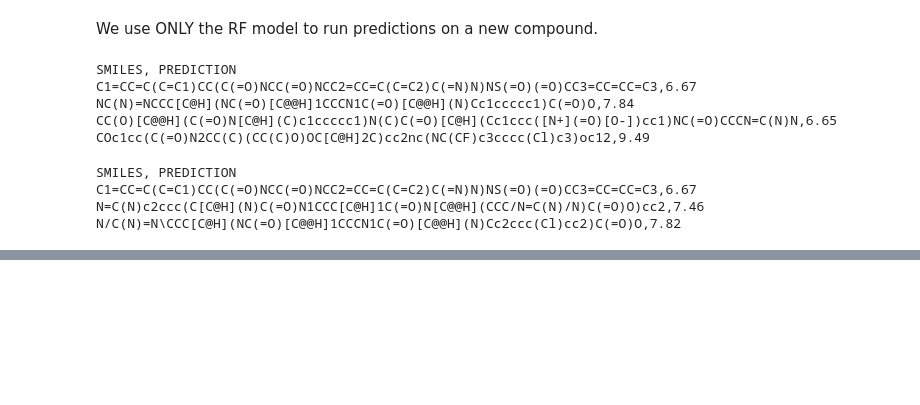
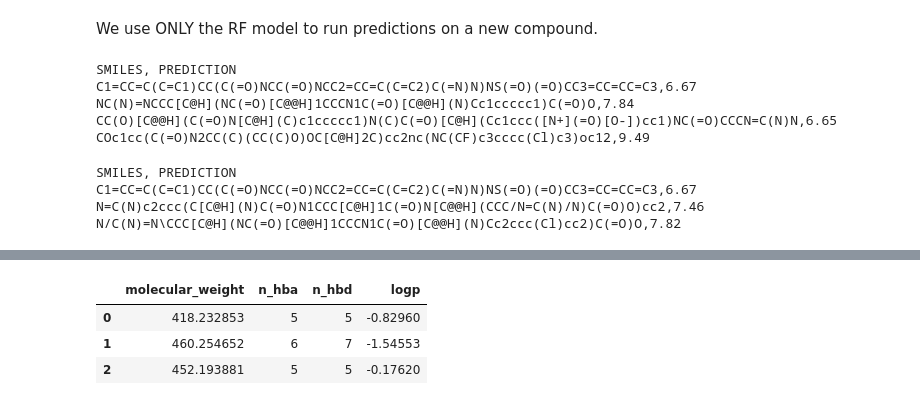
Before and after one commit to pantmarag/PEP_project, a Jupyter notebook: Machine Learning Model/ML Models.ipynb, the cells around one changed output, grey strips where cells are left out. Drawn from its saved outputs; the diff is of its cells as text; code cells hidden in the pictures; blank space fills up the shorter version.

```diff
--- a/Machine Learning Model/ML Models.ipynb
+++ b/Machine Learning Model/ML Models.ipynb
@@ -702,0 +712,5 @@ N/C(N)=N\CCC[C@H](NC(=O)[C@@H]1CCCN1C(=O)[C@@H](N)Cc2ccc(Cl)cc2)C(=O)O,7.82
+# %%
+#Manual import using SMILES
+smiles = [
+'NC(N)=NCCC[C@H](NC(=O)[C@@H]1CCCN1C(=O)[C@@H](N)Cc1ccccc1)C(=O)O', 'N=C(N)c2ccc(C[C@H](N)C(=O)N1CCC[C@H]1C(=O)N[C@@H](CCC/N=C(N)/N)C(=O)O)cc2',' N/C(N)=N\CCC[C@H](NC(=O)[C@@H]1CCCN1C(=O)[C@@H](N)Cc2ccc(Cl)cc2)C(=O)O']
+names = ["CHEMBL275366","PEP1", "PEP2"]
@@ -702,0 +731,14 @@ N/C(N)=N\CCC[C@H](NC(=O)[C@@H]1CCCN1C(=O)[C@@H](N)Cc2ccc(Cl)cc2)C(=O)O,7.82
+# %%
+molecules["molecular_weight"] = molecules["ROMol"].apply(Descriptors.ExactMolWt)
+molecules["n_hba"] = molecules["ROMol"].apply(Descriptors.NumHAcceptors)
+molecules["n_hbd"] = molecules["ROMol"].apply(Descriptors.NumHDonors)
+molecules["logp"] = molecules["ROMol"].apply(Descriptors.MolLogP)
+# Colors are used for plotting the molecules later
+molecules["color"] = ["red", "green", "blue"]
+# NBVAL_CHECK_OUTPUT
+molecules[["molecular_weight", "n_hba", "n_hbd", "logp"]]
+# %% [output]
+|  | molecular_weight | n_hba | n_hbd | logp |
+| 0 | 418.232853 | 5 | 5 | -0.82960 |
+| 1 | 460.254652 | 6 | 7 | -1.54553 |
+| 2 | 452.193881 | 5 | 5 | -0.17620 |
```
Also changed, not shown: parts of 10 cells of this notebook.
